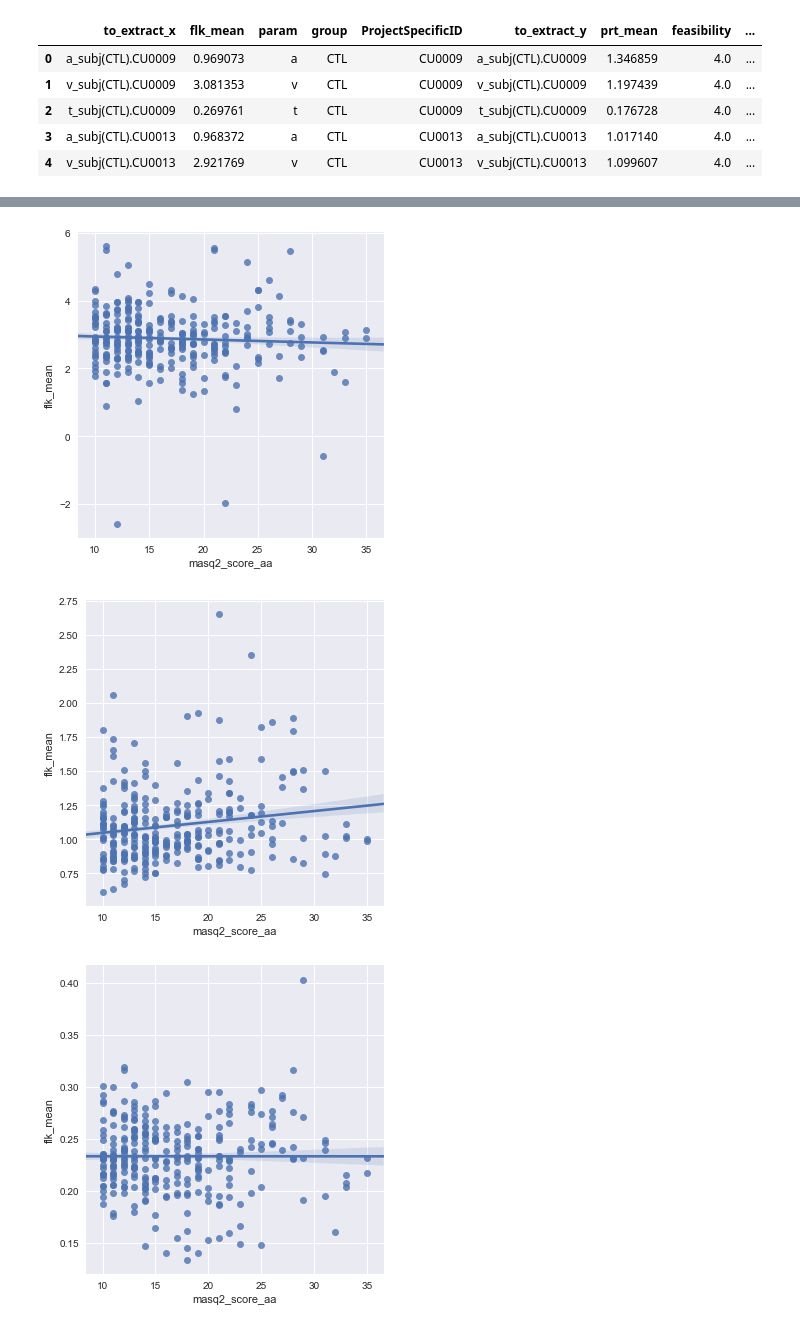
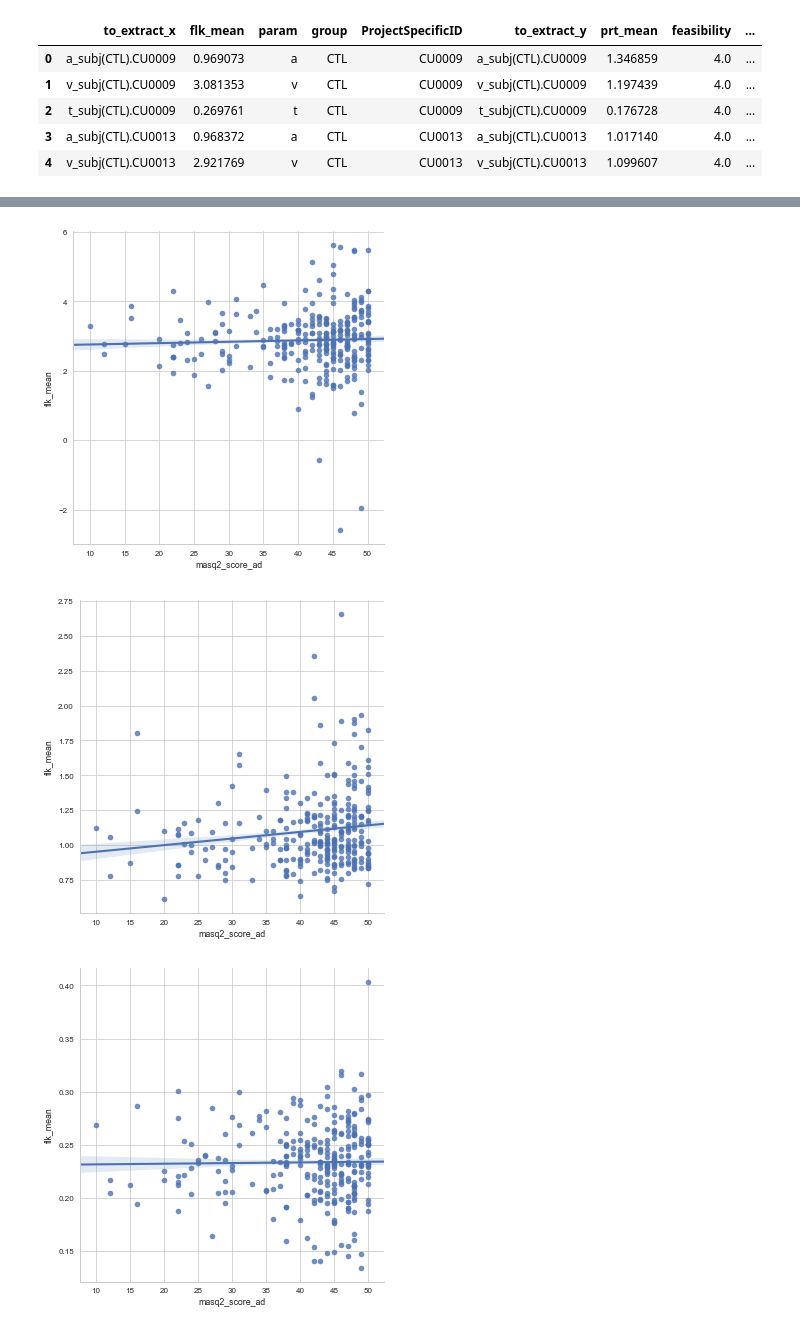
Before and after one commit to vlawlor/EMBARC-Flanker, a Jupyter notebook: Flanker.ipynb, the cells around one changed output, grey strips where cells are left out. Drawn from its saved outputs; the diff is of its cells as text; code cells hidden in the pictures.

```diff
--- a/Flanker.ipynb
+++ b/Flanker.ipynb
@@ -2488,13 +2626,14 @@ list(prt_flank_clin_param)
 # %%
-# anything with the shaps?
+# anything with the shaps in the prt?
+# nope
 
 params = ['v','a','t']
 for param in params:
     prt_flank_clin_param = prt_flank_clin[prt_flank_clin['param'] == param]
-    corr_param = sns.lmplot(y='flk_mean', x = 'shaps_total_continuous', data=prt_flank_clin_param,ci=68)
+    corr_param = sns.lmplot(y='prt_mean', x = 'shaps_total_continuous', data=prt_flank_clin_param,ci=68)
 
     %Rpush prt_flank_clin_param
-    %R corr_param <- cor.test(prt_flank_clin_param$flk_mean,prt_flank_clin_param$shaps_total_continuous,method="pearson")
+    %R corr_param <- cor.test(prt_flank_clin_param$prt_mean,prt_flank_clin_param$shaps_total_continuous,method="pearson")
     %R print (corr_param)
 # %% [output]
         Pearson's product-moment correlation
@@ -2577,0 +2717,11 @@ sample estimates:
+# %%
+# anything with the hamd and prt?
+# Yes, correlation with threshold & drift rate
+params = ['v','a','t']
+for param in params:
+    prt_flank_clin_param = prt_flank_clin[prt_flank_clin['param'] == param]
+    corr_param = sns.lmplot(y='prt_mean', x = 'hamd_score_24', data=prt_flank_clin_param,ci=68)
+
+    %Rpush prt_flank_clin_param
+    %R corr_param <- cor.test(prt_flank_clin_param$prt_mean,prt_flank_clin_param$hamd_score_24,method="pearson")
+    %R print (corr_param)
@@ -2577,0 +2762,12 @@ sample estimates:
+# %%
+# anything with the shaps in the flanker?
+# positive correlation with flanker threshold and shaps
+
+params = ['v','a','t']
+for param in params:
+    prt_flank_clin_param = prt_flank_clin[prt_flank_clin['param'] == param]
+    corr_param = sns.lmplot(y='flk_mean', x = 'shaps_total_continuous', data=prt_flank_clin_param,ci=68)
+
+    %Rpush prt_flank_clin_param
+    %R corr_param <- cor.test(prt_flank_clin_param$flk_mean,prt_flank_clin_param$shaps_total_continuous,method="pearson")
+    %R print (corr_param)
@@ -2578,13 +2808,14 @@ sample estimates:
 # %%
-# anything with the masq?
+# anything with the masq anhedonia subscale for flanker?
+# yes, threshold
 
 params = ['v','a','t']
 for param in params:
     prt_flank_clin_param = prt_flank_clin[prt_flank_clin['param'] == param]
-    corr_param = sns.lmplot(y='flk_mean', x = 'masq2_score_aa', data=prt_flank_clin_param,ci=68)
+    corr_param = sns.lmplot(y='flk_mean', x = 'masq2_score_ad', data=prt_flank_clin_param,ci=68)
 
     %Rpush prt_flank_clin_param
-    %R corr_param <- cor.test(prt_flank_clin_param$flk_mean,prt_flank_clin_param$masq2_score_aa,method="pearson")
+    %R corr_param <- cor.test(prt_flank_clin_param$flk_mean,prt_flank_clin_param$masq2_score_ad,method="pearson")
     %R print (corr_param)
 # %% [output]
         Pearson's product-moment correlation
@@ -2620,3 +2851,3 @@ sample estimates:
-[figure, old version]
+[figure, new version]
-[figure, old version]
+[figure, new version]
-[figure, old version]
+[figure, new version]
```
Also changed, not shown: parts of 18 cells of this notebook.
